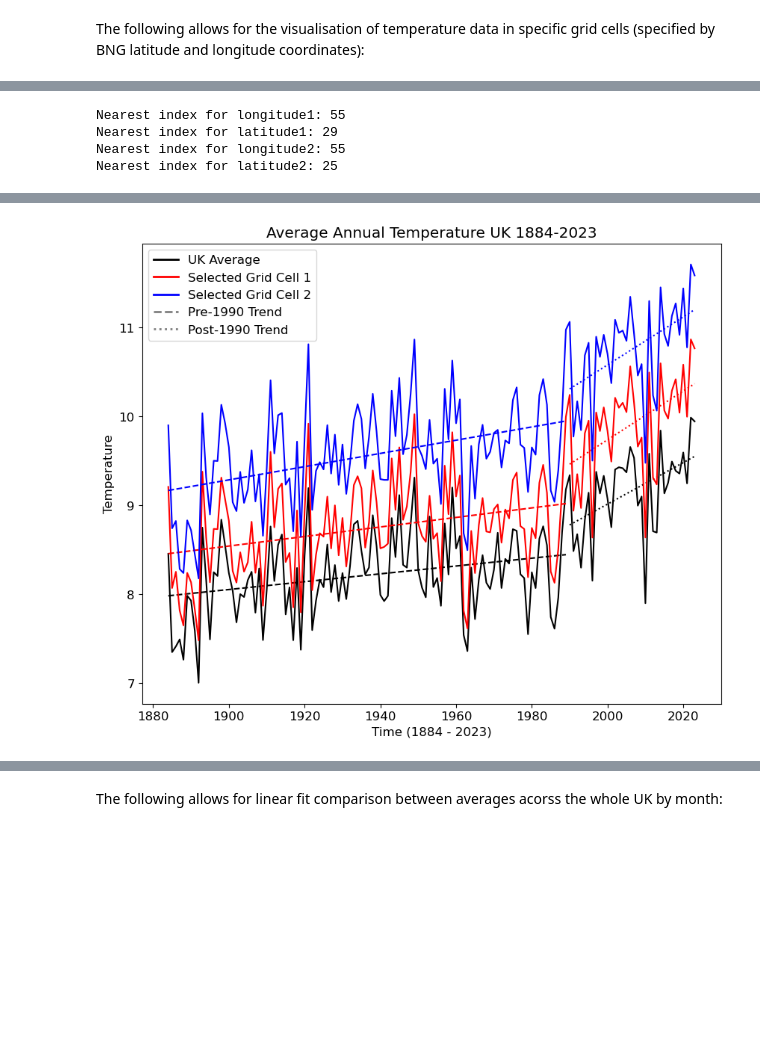
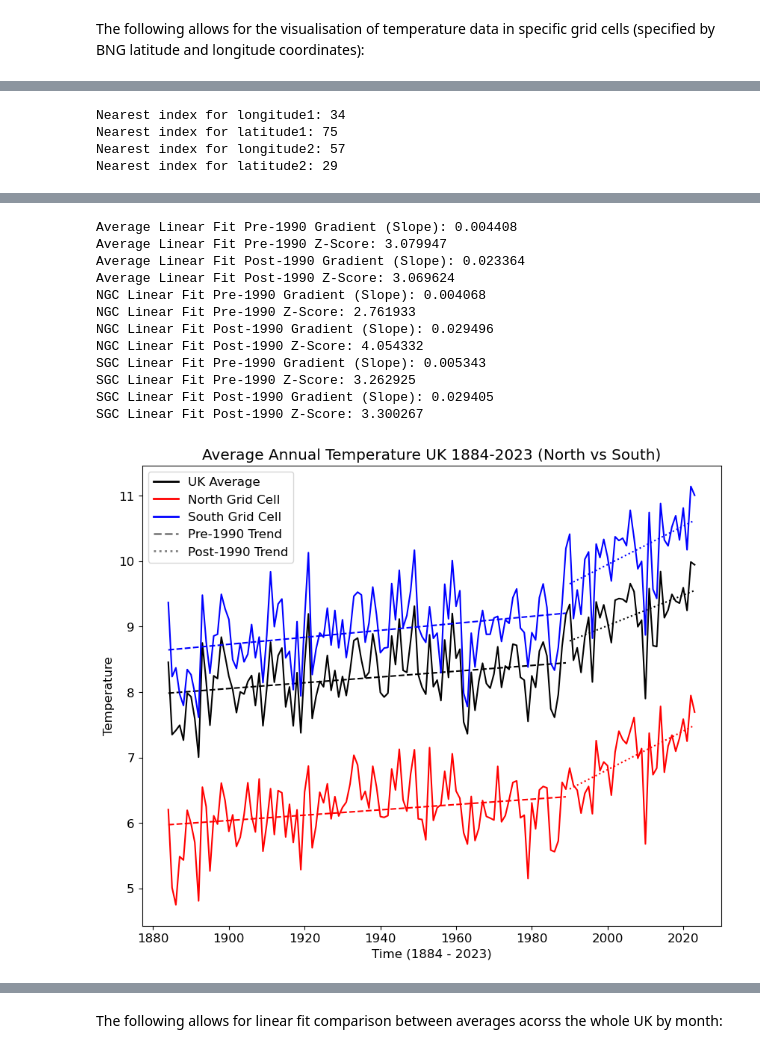
Before and after one commit to mazx7/MSc, a Jupyter notebook: Further Visualisation of HadUK Data.ipynb, the cells around one changed output, grey strips where cells are left out. Drawn from its saved outputs; the diff is of its cells as text; code cells hidden in the pictures; blank space fills up the shorter version.

```diff
--- a/Further Visualisation of HadUK Data.ipynb
+++ b/Further Visualisation of HadUK Data.ipynb
@@ -167,9 +167,9 @@ The following does the same thing but for 2 selected grid cells, allowing for co
 # %%
 from matplotlib.lines import Line2D
-target_lon = int(input('Longitude 1:')) #just allows for input of longitude and latitude when code is run
-target_lat = int(input('Latitude 1:'))
-target_lon2 = int(input('Longitude 2:')) #adding second slected grid cell
-target_lat2 = int(input('Latitude 2:'))
+target_lon = 200000
+target_lat = 800000
+target_lon2 = 470000
+target_lat2 = 250000
 
 mean_temp = np.mean(data_all_months, axis=0) #mean temperature for all grid cells
 
@@ -202,14 +202,14 @@ cbar.set_label("Temperature (°C)")
 
 plt.scatter(lon_mesh[nearest_lat_idx, nearest_lon_idx], #overlays the meshgrid plot with a scatter plot containing one point plotted at the coords of the targeted grid cell (marker set to square for aesthetic purposes to make it clearer we are selecting a crid cell, does not highlight the grid cell specifically)
             lat_mesh[nearest_lat_idx, nearest_lon_idx], #using the indices to select the correct coordinate from the 2D arrays
-            color='red', s=25, marker='s', label='Selected Grid Cell 1')
+            color='red', s=25, marker='s', label='North Grid Cell')
 plt.xlabel('Longitude') #labelling the plot, adding legend to signify the highlighted region is the selected grid cell
 plt.ylabel('Latitude')
-plt.title('Mean Temperature over Time')
+plt.title('Mean Temperature over Time (North vs South)')
 
 plt.scatter(lon_mesh[nearest_lat_idx2, nearest_lon_idx2], #adding second slected grid cell
             lat_mesh[nearest_lat_idx2, nearest_lon_idx2],
-            color='blue', s=25, marker='s', label='Selected Grid Cell 2')
+            color='blue', s=25, marker='s', label='South Grid Cell')
 
 plt.legend()
 plt.show()
@@ -237,33 +237,55 @@ def plot_with_regression(time, data, color, label): #using a function for easy r
     #pre-1990 linear fit
     time_pre1990 = time[pre_1990_indices] #generalised but just selects the dates again
     data_pre1990 = data[pre_1990_indices] #selects values from data array corresponding to time indices
+    N_pre1990 = len(time_pre1990) #number of elements in time array
     coeffs_pre1990 = np.polyfit(time_pre1990, data_pre1990, 1) #performs polynomial fit of degree 1 and stores coefficients (gradient and y-int)
-    fit_pre1990 = np.polyval(coeffs_pre1990, time_pre1990) #evaluates the fit for the coefficients and the x axis
-    plt.plot(time_pre1990, fit_pre1990, color=color, linestyle='--') #plots the linear fit over the data
-
-    #post-1990 linear fit -> does the same as before but for post-1990
+    slope_pre1990 = coeffs_pre1990[0]
+    intercept_pre1990 = coeffs_pre1990[1]
+    y_fit_pre1990 = np.polyval(coeffs_pre1990, time_pre1990) #creates linear fit from stored coefficients
+    plt.plot(time_pre1990, y_fit_pre1990, color=color, linestyle='--') #plots the linear fit over the data
+    residuals_pre1990 = data_pre1990 - y_fit_pre1990 #calculating residuals (y-y_i)
+    s_err_pre1990 = np.sqrt(np.sum(residuals_pre1990**2) / (N_pre1990 - 2)) #calculating the standard error by computng sqrt of sum of square residuals over N - 2 (2 dof because 2 coefficients)
+    x_mean_pre1990 = np.mean(time_pre1990) #calculating mean time
+    se_slope_pre1990 = s_err_pre1990 / np.sqrt(np.sum((time_pre1990 - x_mean_pre1990)**2)) #calculating standard error of the slope
+    z_score_pre1990 = slope_pre1990 / se_slope_pre1990 #returning z-score
+    print(f"{label} Pre-1990 Gradient (Slope): {slope_pre1990:.6f}")
+    print(f"{label} Pre-1990 Z-Score: {z_score_pre1990:.6f}")
+    #post-1990 fit
     time_post1990 = time[post_1990_indices]
     data_post1990 = data[post_1990_indices]
+    N_post1990 = len(time_post1990)
     coeffs_post1990 = np.polyfit(time_post1990, data_post1990, 1)
-    fit_post1990 = np.polyval(coeffs_post1990, time_post1990)
-    plt.plot(time_post1990, fit_post1990, color=color, linestyle=':')
+    slope_post1990 = coeffs_post1990[0]
+    intercept_post1990 = coeffs_post1990[1]
+    y_fit_post1990 = np.polyval(coeffs_post1990, time_post1990)
+    plt.plot(time_post1990, y_fit_post1990, color=color, linestyle=':')
+    residuals_post1990 = data_post1990 - y_fit_post1990
+    s_err_post1990 = np.sqrt(np.sum(residuals_post1990**2) / (N_post1990 - 2))
+    x_mean_post1990 = np.mean(time_post1990)
+    se_slope_post1990 = s_err_post1990 / np.sqrt(np.sum((time_post1990 - x_mean_post1990)**2))
+    z_score_post1990 = slope_post1990 / se_slope_post1990
+    print(f"{label} Post-1990 Gradient (Slope): {slope_post1990:.6f}")
+    print(f"{label} Post-1990 Z-Score: {z_score_post1990:.6f}")
+
+
+
 
 plt.figure(figsize=(10, 8)) #generates figure
 
 plot_with_regression(time, temp_mean2, 'black', 'Average Linear Fit') #calling function for average and each selected grid cell
-plot_with_regression(time, temp, 'r', 'GC1 Linear Fit')
-plot_with_regression(time, temp2, 'b', 'GC2 Linear Fit')
+plot_with_regression(time, temp, 'r', 'NGC Linear Fit')
+plot_with_regression(time, temp2, 'b', 'SGC Linear Fit')
 plt.xlabel('Time (1884 - 2023)')
 plt.ylabel('Temperature')
-plt.title('Average Annual Temperature UK 1884-2023')
+plt.title('Average Annual Temperature UK 1884-2023 (North vs South)')
 plt.rcParams.update({'font.size': 12})
 
 
 #better way of adding a legend
 legend_elements = [
     Line2D([0], [0], color='black', lw=2, label='UK Average'),
-    Line2D([0], [0], color='red', lw=2, label='Selected Grid Cell 1'),
-    Line2D([0], [0], color='blue', lw=2, label='Selected Grid Cell 2'),
+    Line2D([0], [0], color='red', lw=2, label='North Grid Cell'),
+    Line2D([0], [0], color='blue', lw=2, label='South Grid Cell'),
 
     Line2D([0], [0], color='gray', linestyle='--', lw=2, label='Pre-1990 Trend'),
     Line2D([0], [0], color='gray', linestyle=':', lw=2, label='Post-1990 Trend')
@@ -271,7 +293,7 @@ legend_elements = [
 plt.legend(handles=legend_elements)
 plt.show()
 # %% [output]
-Nearest index for longitude1: 55
-Nearest index for latitude1: 29
-Nearest index for longitude2: 55
-Nearest index for latitude2: 25
+Nearest index for longitude1: 34
+Nearest index for latitude1: 75
+Nearest index for longitude2: 57
+Nearest index for latitude2: 29
@@ -279 +301,13 @@ Nearest index for latitude2: 25
+Average Linear Fit Pre-1990 Gradient (Slope): 0.004408
+Average Linear Fit Pre-1990 Z-Score: 3.079947
+Average Linear Fit Post-1990 Gradient (Slope): 0.023364
+Average Linear Fit Post-1990 Z-Score: 3.069624
+NGC Linear Fit Pre-1990 Gradient (Slope): 0.004068
+NGC Linear Fit Pre-1990 Z-Score: 2.761933
+NGC Linear Fit Post-1990 Gradient (Slope): 0.029496
+NGC Linear Fit Post-1990 Z-Score: 4.054332
+SGC Linear Fit Pre-1990 Gradient (Slope): 0.005343
+SGC Linear Fit Pre-1990 Z-Score: 3.262925
+SGC Linear Fit Post-1990 Gradient (Slope): 0.029405
+SGC Linear Fit Post-1990 Z-Score: 3.300267
-[figure, old version]
+[figure, new version]
```
Also changed, not shown: parts of 12 cells of this notebook.
